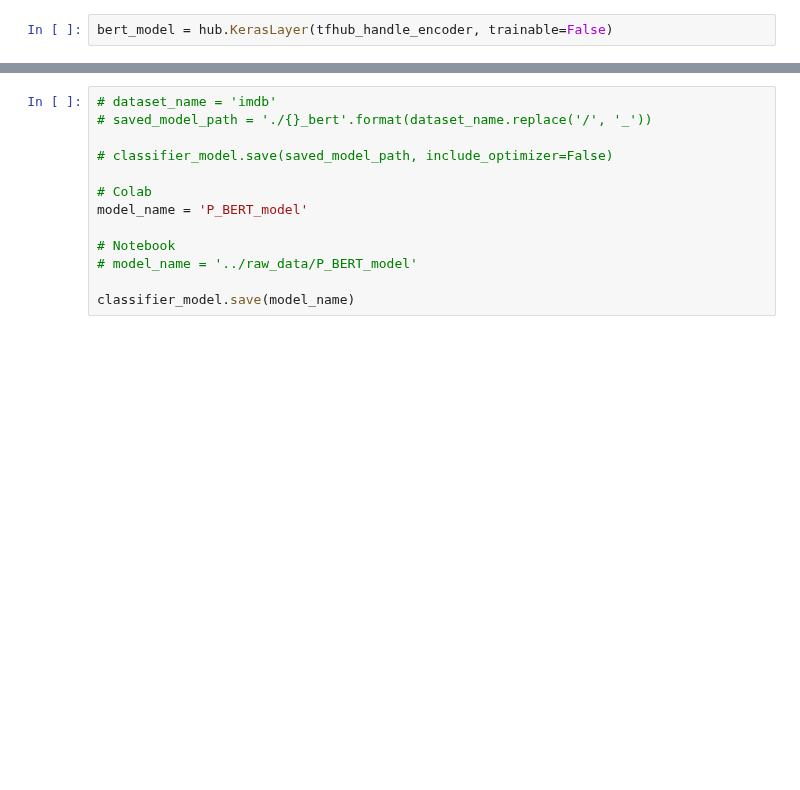
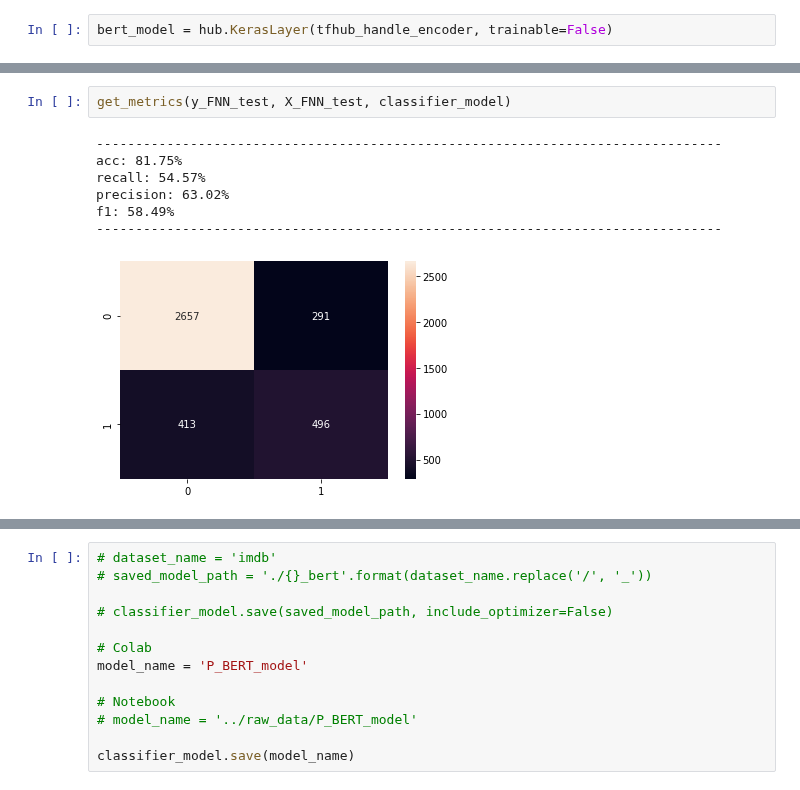
Before and after one commit to EddyEdzwan/StopFAIke, a Jupyter notebook: notebooks/JS_BERT.ipynb, the cells around one changed output, grey strips where cells are left out. Cells and saved outputs as stored; diff of their text form; blank space fills up the shorter version.

```diff
--- a/notebooks/JS_BERT.ipynb
+++ b/notebooks/JS_BERT.ipynb
@@ -787,0 +831,10 @@ f1: 68.11%
+# %%
+get_metrics(y_FNN_test, X_FNN_test, classifier_model)
+# %% [output]
+--------------------------------------------------------------------------------
+acc: 81.75%
+recall: 54.57%
+precision: 63.02%
+f1: 58.49%
+--------------------------------------------------------------------------------
+[figure, added]
```
Also changed, not shown: parts of 18 cells of this notebook, 1 other file.
